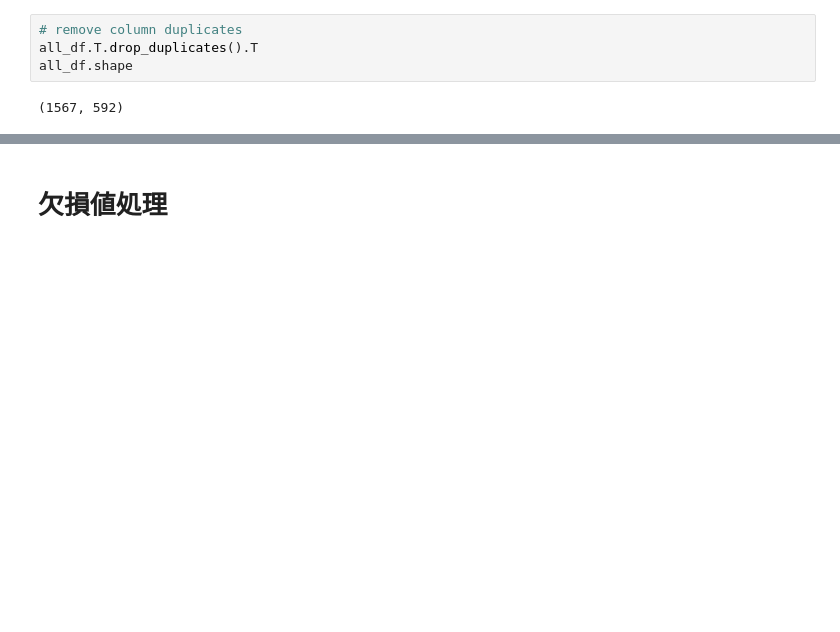
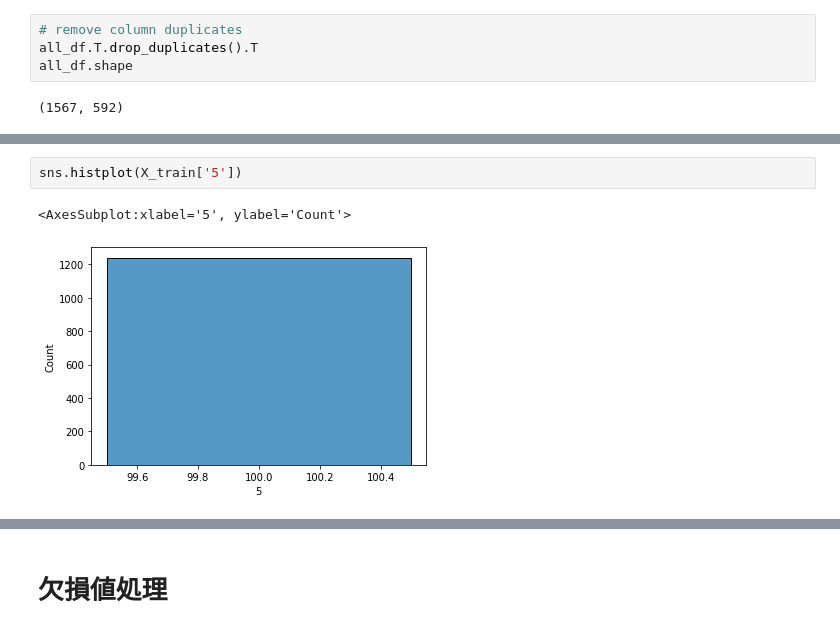
Before and after one commit to mickey390390/UCI_SECOM_dataset, a Jupyter notebook: EDA.ipynb, the cells around one changed output, grey strips where cells are left out. Saved outputs shown, nothing was run; the diff lists cells and outputs as text; blank space fills up the shorter version.

```diff
--- a/EDA.ipynb
+++ b/EDA.ipynb
@@ -48,0 +118,5 @@ all_df.shape
+# %%
+sns.histplot(X_train['5'])
+# %% [output]
+<AxesSubplot:xlabel='5', ylabel='Count'>
+[figure, added]
```
Also changed, not shown: parts of 61 cells of this notebook.
